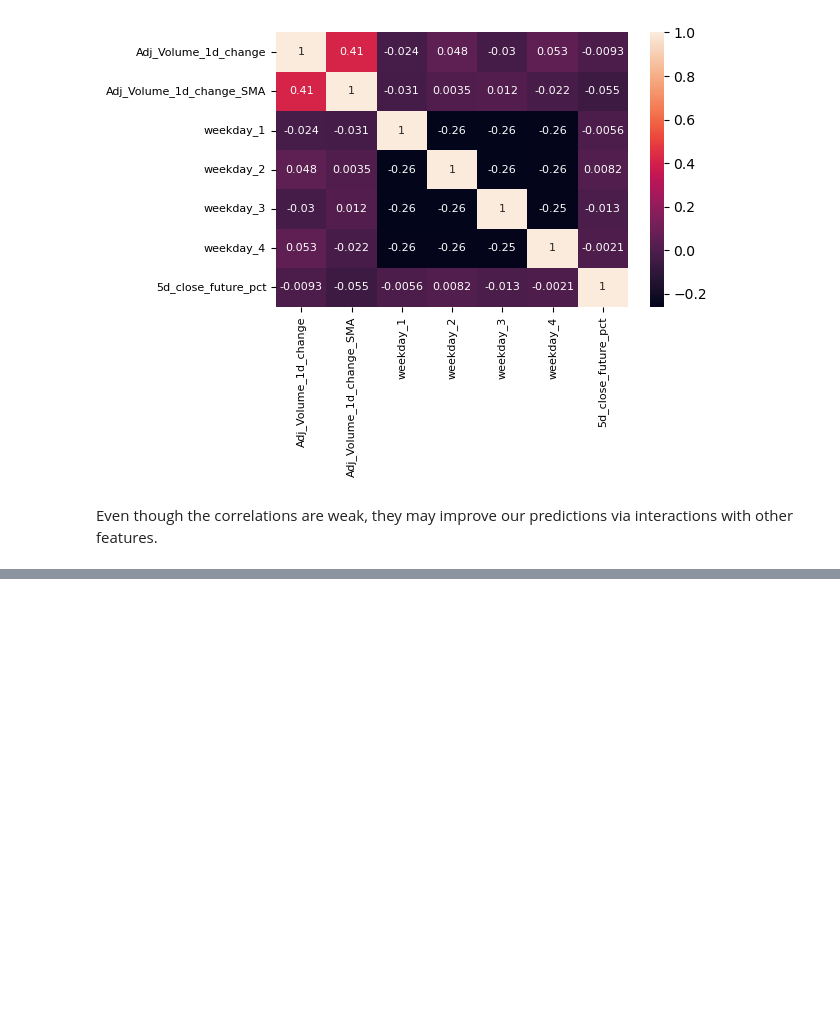
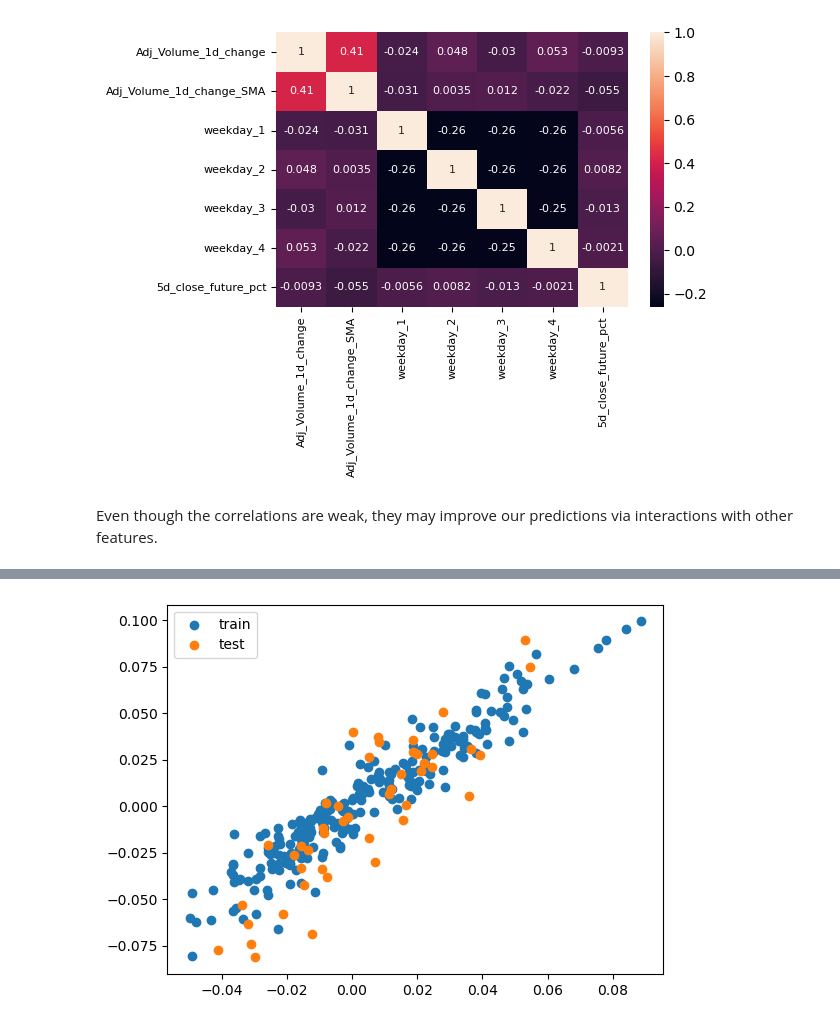
Before and after one commit to rpitchumani/datacamp, a Jupyter notebook: machine-learning-for-finance-in-python/Chapter_3_Machine_Learning_for_Finance_in_Python.ipynb, the cells around one changed output, grey strips where cells are left out. Cells and saved outputs as stored; diff of their text form; code cells hidden in the pictures; blank space fills up the shorter version.

```diff
--- a/machine-learning-for-finance-in-python/Chapter_3_Machine_Learning_for_Finance_in_Python.ipynb
+++ b/machine-learning-for-finance-in-python/Chapter_3_Machine_Learning_for_Finance_in_Python.ipynb
@@ -133,5 +138,3 @@ plt.show()
 [figure]
 # %% [markdown]
 Even though the correlations are weak, they may improve our predictions via interactions with other features.
-# %%
-lng_df = lng_df[['5d_close_pct', 'ma14', 'rsi14', 'ma30', 'rsi30', 'ma50', 'rsi50', 'ma200', 'rsi200', 'Adj_Volume_1d_change', 'Adj_Volume_1d_change_SMA', '5d_close_future_pct', 'weekday_1', 'weekday_2', 'weekday_3', 'weekday_4']]
@@ -140,8 +140,0 @@ KeyError: "['5d_close_future_pct'] not in index"
-# %%
-# Drop all na values
-lng_df = lng_df.dropna()
-
-# Create features and targets
-# use feature_names for features; '5d_close_future_pct' for targets
-features = lng_df[feature_names]
-targets = lng_df['5d_close_future_pct']
@@ -178,0 +158,5 @@ plt.show()
+# %%
+lng_df_knn = lng_df.iloc[:, :-4].copy()
+
+train_features = lng_df_knn.loc["2017-01-31":"2018-01-26"].copy()
+test_features = lng_df_knn.loc["2018-01-27":].copy()
@@ -178,0 +195,14 @@ plt.show()
+# %%
+for n in range(2, 13):
+    # Create and fit the KNN model
+    knn = KNeighborsRegressor(n_neighbors=n)
+
+    # Fit the model to the training data
+    knn.fit(scaled_train_features, train_targets)
+
+    # Print number of neighbors and the score to find the best value of n
+    print("n_neighbors =", n)
+    print('train, test scores')
+    print(knn.score(scaled_train_features, train_targets))
+    print(knn.score(scaled_test_features, test_targets))
+    print()  # prints a blank line
@@ -178,0 +227,18 @@ plt.show()
+# %%
+# Create the model with the best-performing n_neighbors of 5
+knn = KNeighborsRegressor(n_neighbors = 5)
+
+# Fit the model
+knn.fit(scaled_train_features, train_targets)
+
+# Get predictions for train and test sets
+train_predictions = knn.predict(scaled_train_features)
+test_predictions = knn.predict(scaled_test_features)
+
+# Plot the actual vs predicted values
+plt.scatter(train_predictions, train_targets, label='train')
+plt.scatter(test_predictions, test_targets, label = "test")
+plt.legend()
+plt.show()
+# %% [output]
+[figure, added]
```
Also changed, not shown: parts of 10 cells of this notebook, 11 other files.
